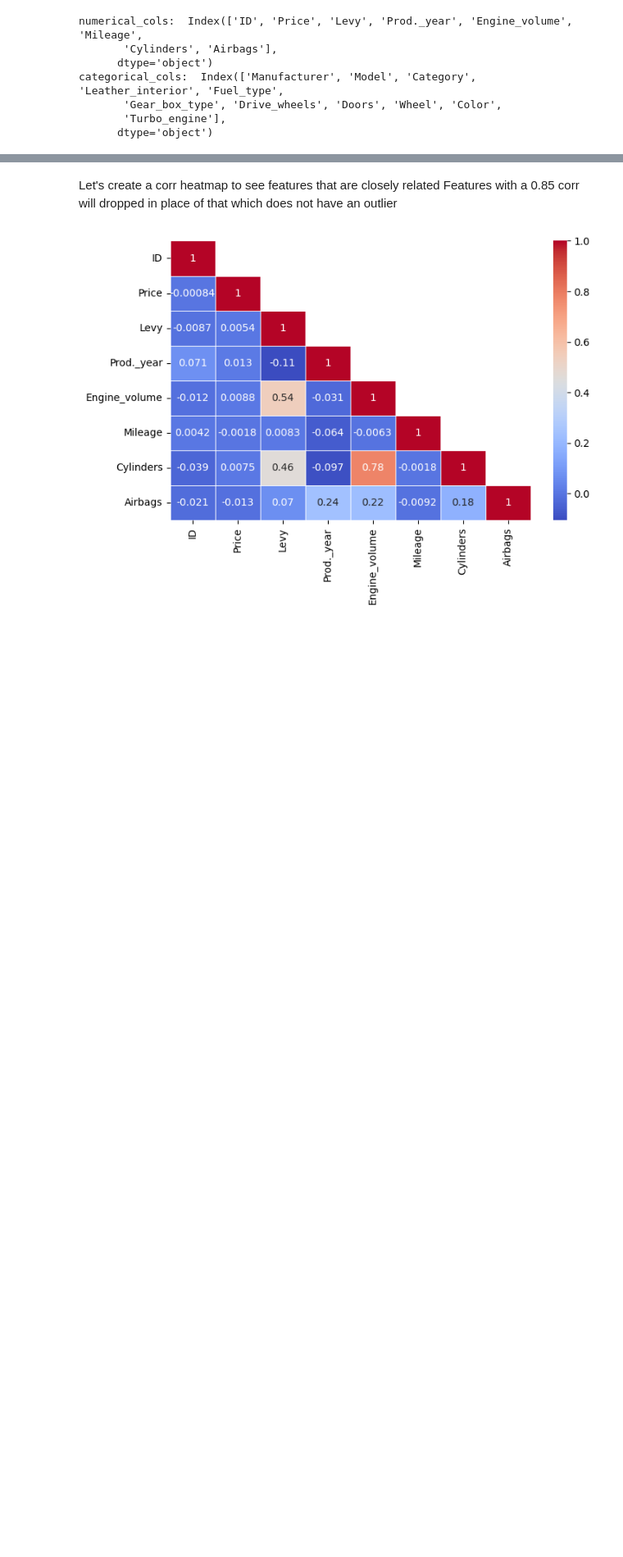
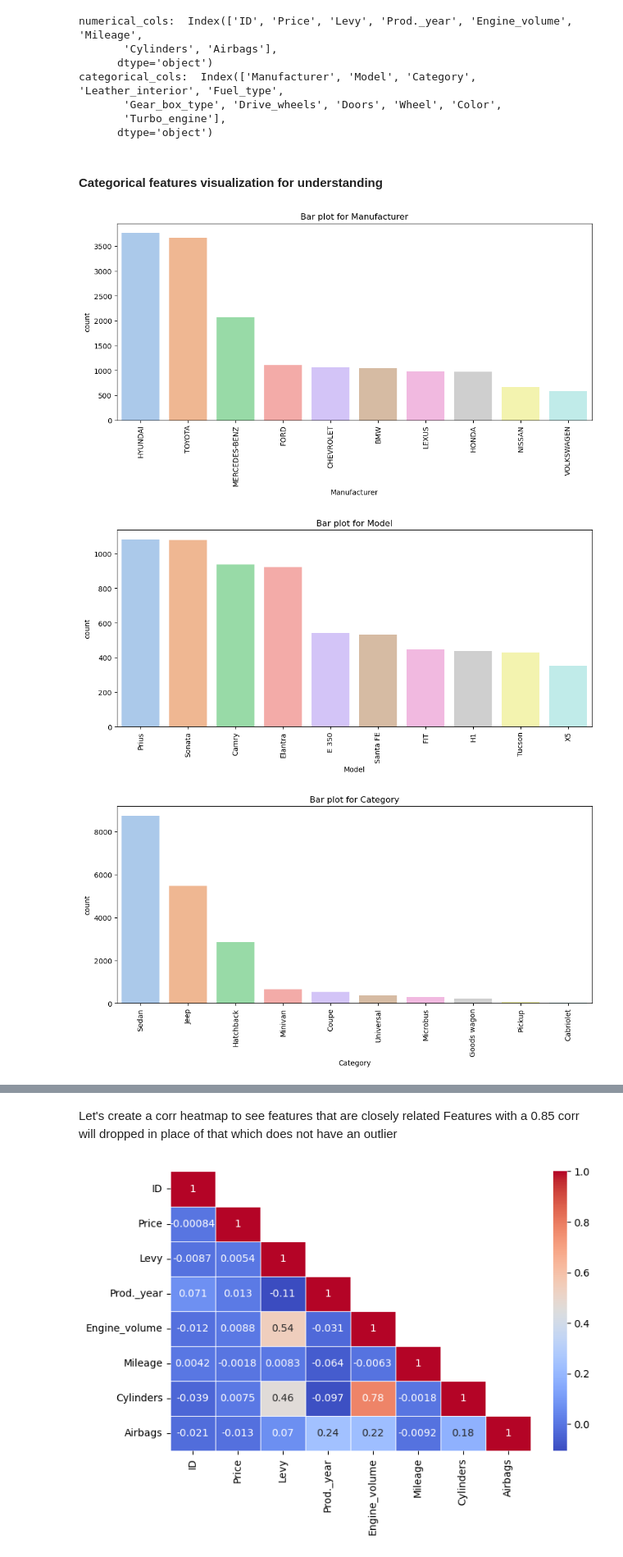
Before and after one commit to Aifedayo/data-science-maths, a Jupyter notebook: Projects/flask_server_car_price_pred_v2/model/car_price_prediction_model_v2.ipynb, the cells around one changed output, grey strips where cells are left out. Shown at 82% size. Cells and saved outputs as stored; diff of their text form; code cells hidden in the pictures; blank space fills up the shorter version.

```diff
--- a/Projects/flask_server_car_price_pred_v2/model/car_price_prediction_model_v2.ipynb
+++ b/Projects/flask_server_car_price_pred_v2/model/car_price_prediction_model_v2.ipynb
@@ -150,3 +171,20 @@ categorical_cols:  Index(['Manufacturer', 'Model', 'Category', 'Leather_interior
        'Gear_box_type', 'Drive_wheels', 'Doors', 'Wheel', 'Color',
        'Turbo_engine'],
       dtype='object')
+# %% [markdown]
+#### Categorical features visualization for understanding
+# %%
+# create a function to draw a barplot for all categorical features
+def plot_cat_barplot():
+    for cols in categorical_cols:
+        plt.figure(figsize=(12,5))
+        value = df[cols].value_counts().reset_index()[:10]
+        sns.barplot(x=cols, y='count', data=value, hue=cols, palette='pastel')
+        plt.xticks(rotation=90)
+        plt.title(f'Bar plot for {cols}')
+
+plot_cat_barplot()
+# %% [output]
+[figure, added]
+[figure, added]
+[figure, added]
```
Also changed, not shown: parts of 49 cells of this notebook.
